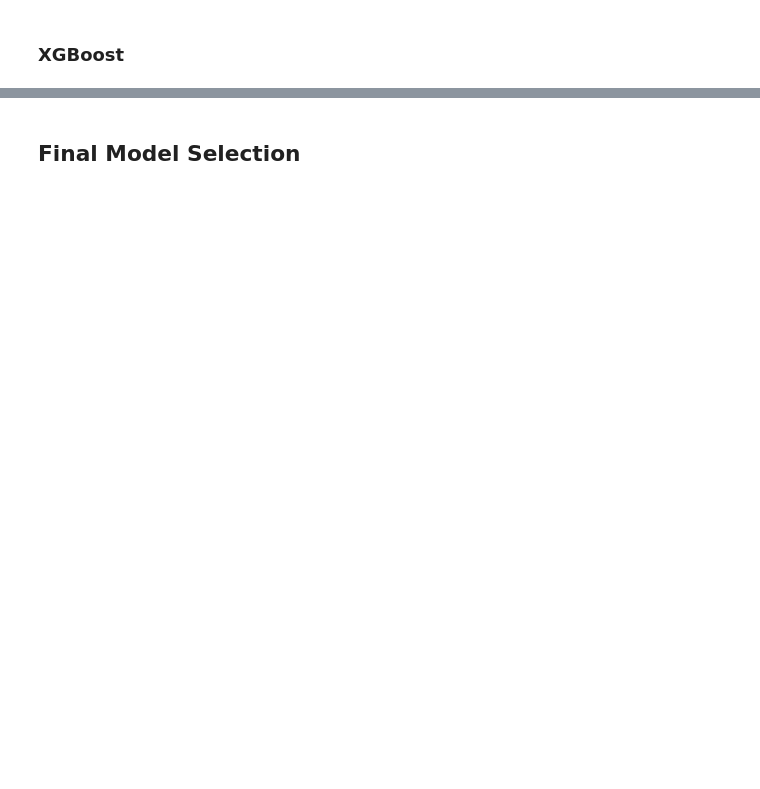
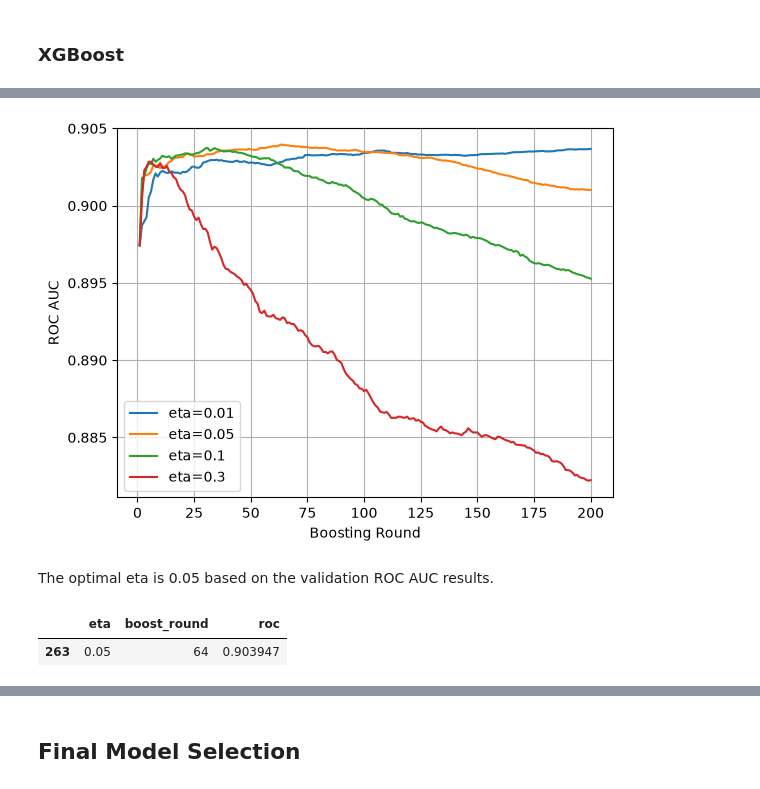
Before and after one commit to herblum/youtube-ml-project, a Jupyter notebook: notebook.ipynb, the cells around one changed output, grey strips where cells are left out. Cells and saved outputs as stored; diff of their text form; code cells hidden in the pictures; blank space fills up the shorter version.

```diff
--- a/notebook.ipynb
+++ b/notebook.ipynb
@@ -436,0 +800,18 @@ Best cross-validated training ROC AUC: 0.9067
+# %%
+for eta, group in cv_summary_df.groupby("eta"):
+    plt.plot(group["boost_round"], group["roc"], label=f"eta={eta}")
+
+plt.xlabel("Boosting Round")
+plt.ylabel("ROC AUC")
+plt.legend()
+plt.grid(True)
+plt.show()
+# %% [output]
+[figure, added]
+# %% [markdown]
+The optimal eta is 0.05 based on the validation ROC AUC results.
+# %%
+cv_summary_df[cv_summary_df["roc"] == cv_summary_df["roc"].max() ]
+# %% [output]
+|  | eta | boost_round | roc |
+| 263 | 0.05 | 64 | 0.903947 |
```
Also changed, not shown: parts of 75 cells of this notebook, 1 other file.
